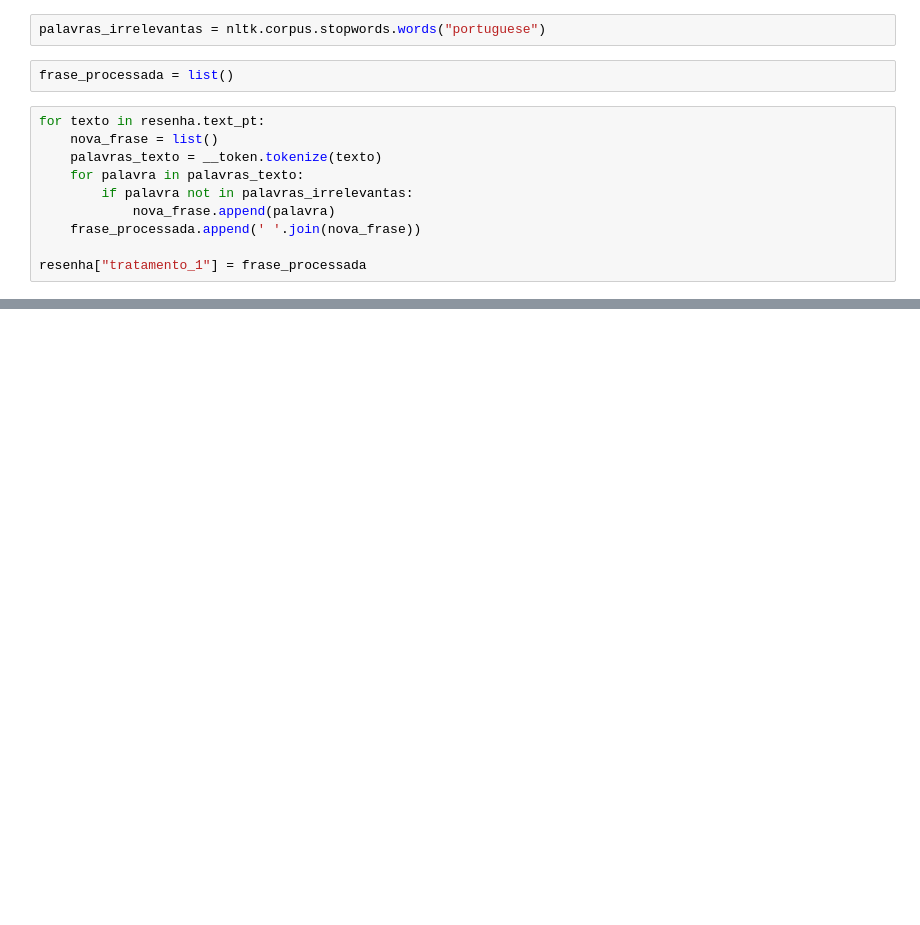
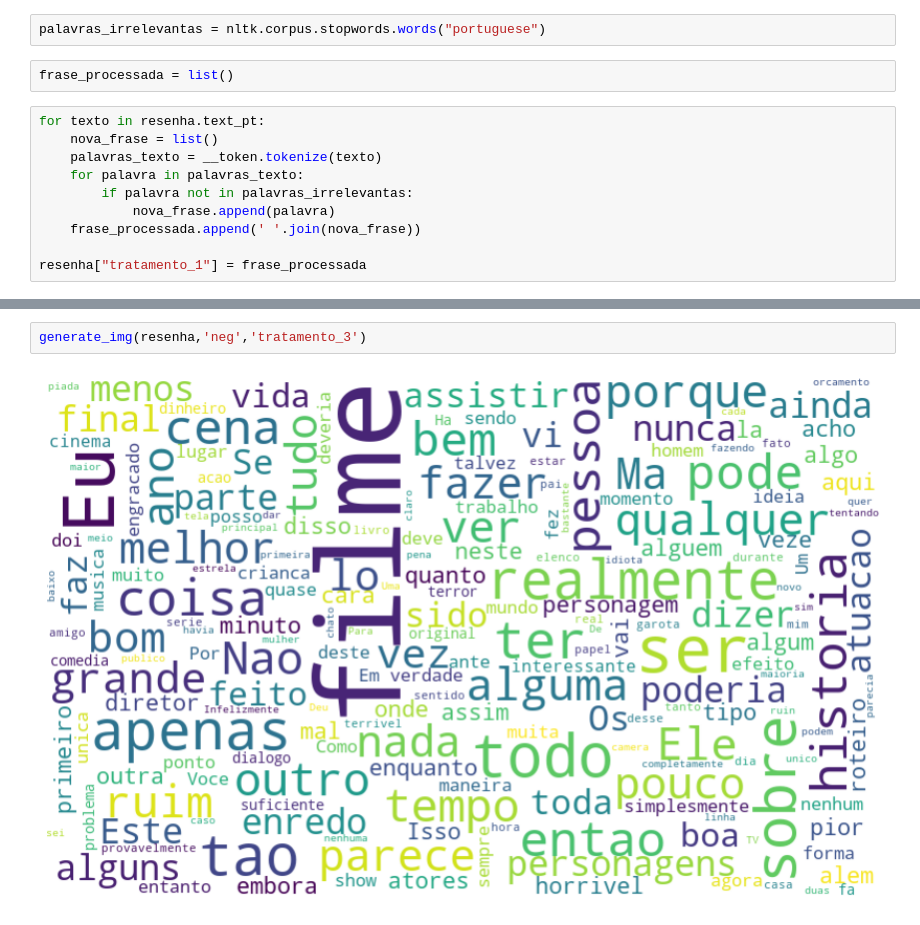
Before and after one commit to MarceloDaLuz/nlp, a Jupyter notebook: alura_nlp.ipynb, the cells around one changed output, grey strips where cells are left out. Cells and saved outputs as stored; diff of their text form; blank space fills up the shorter version.

```diff
--- a/alura_nlp.ipynb
+++ b/alura_nlp.ipynb
@@ -150,0 +377,4 @@ palavras_irrelevantas
+# %%
+generate_img(resenha,'neg','tratamento_3')
+# %% [output]
+[figure, added]
```
Also changed, not shown: parts of 66 cells of this notebook.
